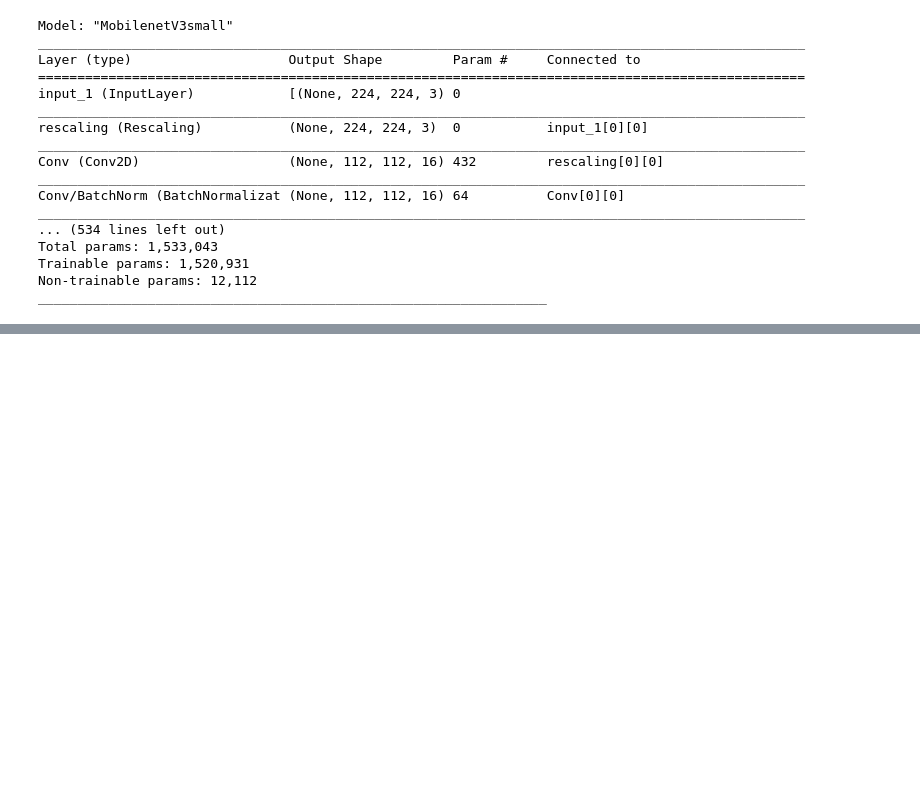
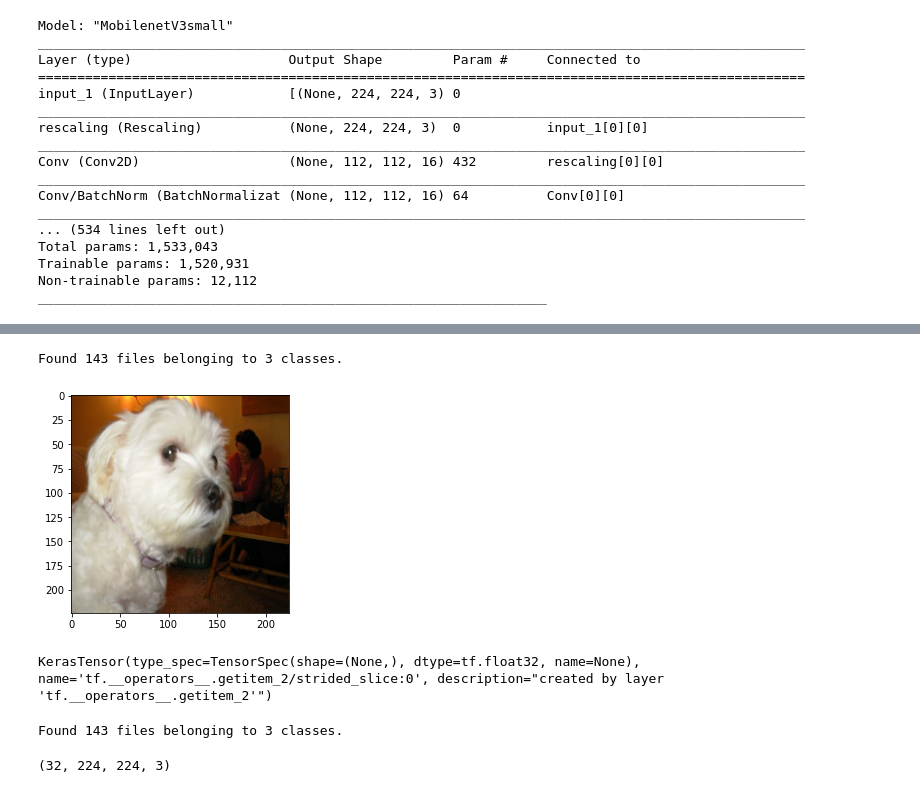
Before and after one commit to paatrycjaa/dogs-classification, a Jupyter notebook: pipeline.ipynb, the cells around one changed output, grey strips where cells are left out. Cells and saved outputs as stored; diff of their text form; code cells hidden in the pictures; blank space fills up the shorter version.

Commit message:
Added CAM generator

```diff
--- a/pipeline.ipynb
+++ b/pipeline.ipynb
@@ -79,0 +90,11 @@ Found 115 images belonging to 3 classes.
+# %%
+last_layer = model.model.get_layer('dropout')
+x, y = image_generator.test_array(4)
+# %% [output]
+Found 143 files belonging to 3 classes.
+# %%
+import matplotlib.pyplot as plt
+plt.imshow(x[34])
+preds = model.model.predict(x)
+# %% [output]
+[figure, added]
@@ -79,0 +104,6 @@ Found 115 images belonging to 3 classes.
+# %%
+import numpy as np
+ex_dogo = model.model.output[:, np.argmax(preds[0])]
+print(ex_dogo)
+# %% [output]
+KerasTensor(type_spec=TensorSpec(shape=(None,), dtype=tf.float32, name=None), name='tf.__operators__.getitem_2/strided_slice:0', description="created by layer 'tf.__operators__.getitem_2'")
@@ -79,0 +113,8 @@ Found 115 images belonging to 3 classes.
+# %%
+img_array, labels = image_generator.test_array(1)
+# %% [output]
+Found 143 files belonging to 3 classes.
+# %%
+img_array.shape
+# %% [output]
+(32, 224, 224, 3)
```
Also changed, not shown: parts of 12 cells of this notebook, 1 other file.
